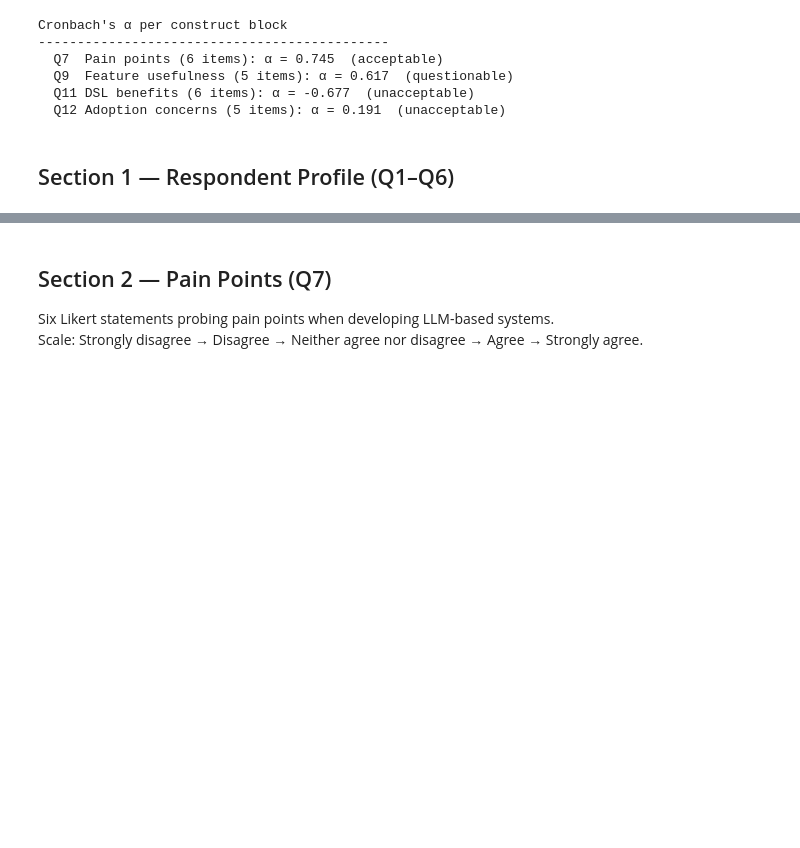
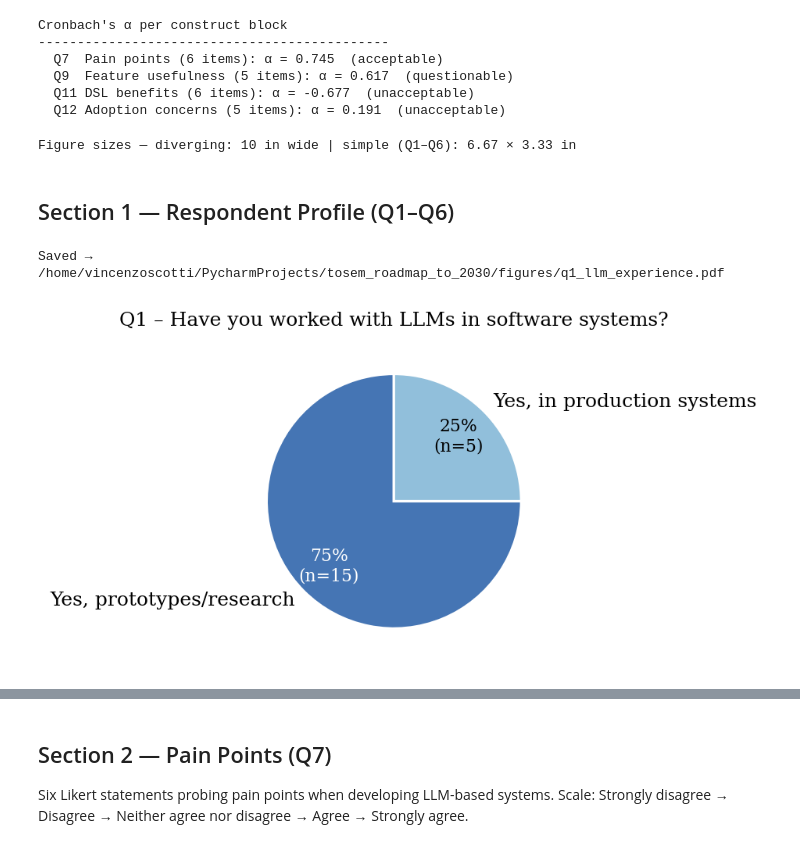
Before and after one commit to vincenzo-scotti/tosem_roadmap_to_2030, a Jupyter notebook: notebooks/visualizations.ipynb, the cells around one changed output, grey strips where cells are left out. Drawn from its saved outputs; the diff is of its cells as text; code cells hidden in the pictures; blank space fills up the shorter version.

```diff
--- a/notebooks/visualizations.ipynb
+++ b/notebooks/visualizations.ipynb
@@ -343,7 +346,7 @@ def plot_diverging_stacked(counts_df, categories, colors, item_labels,
               fontsize=10, framealpha=0.8, ncol=1, bbox_to_anchor=(0.0, 0.0))
 
     if standalone:
-        #  plt.tight_layout()
+        plt.tight_layout()
     return ax
 
 
@@ -359,39 +362,44 @@ def count_multiselect(series, sep=";"):
 
 
 print(f"Figure sizes — diverging: {W_DIV} in wide | simple (Q1–Q6): {W_SIMPLE:.2f} × {H_SIMPLE:.2f} in")
+# %% [output]
+Figure sizes — diverging: 10 in wide | simple (Q1–Q6): 6.67 × 3.33 in
 # %% [markdown]
 ## Section 1 — Respondent Profile (Q1–Q6)
 # %%
 # ── Q1: LLM experience ────────────────────────────────────────────────────────
 q1_counts = df["q1_llm_exp"].value_counts()
 ORDER_Q1 = [
     "Yes, prototypes/research",
     "Yes, in production systems",
     "No",
 ]
 
 fig, ax = plt.subplots(figsize=(W_SIMPLE, H_SIMPLE))
 q1_plot = q1_counts.reindex([o for o in ORDER_Q1 if o in q1_counts.index], fill_value=0)
 wedges, texts, autotexts = ax.pie(
     q1_plot.values,
     labels=q1_plot.index,
     autopct=lambda p: f"{p:.0f}%\n(n={int(round(p * q1_plot.sum() / 100))})",
     colors=["#4575b4", "#91bfdb", "#d9d9d9"],
     startangle=90,
     pctdistance=0.72,
     wedgeprops=dict(edgecolor="white", linewidth=1.5),
 )
 for wedge, at in zip(wedges, autotexts):
     at.set_fontsize(10.5)
     # choose white or black text based on wedge luminance
     hex_color = wedge.get_facecolor()
     r, g, b = hex_color[0], hex_color[1], hex_color[2]
     luminance = 0.299 * r + 0.587 * g + 0.114 * b
     at.set_color("white" if luminance < 0.55 else "black")
 ax.set_title("Q1 – Have you worked with LLMs in software systems?", fontsize=12, pad=10)
-#  plt.tight_layout()
+plt.tight_layout()
 savefig("q1_llm_experience.pdf")
 plt.show()
+# %% [output]
+Saved → /home/vincenzoscotti/PycharmProjects/tosem_roadmap_to_2030/figures/q1_llm_experience.pdf
+[figure, added]
 # %%
 # ── Q2: Primary role ─────────────────────────────────────────────────────────
 q2_counts = df["q2_role"].value_counts()
```
Also changed, not shown: parts of 9 cells of this notebook, 13 other files.
